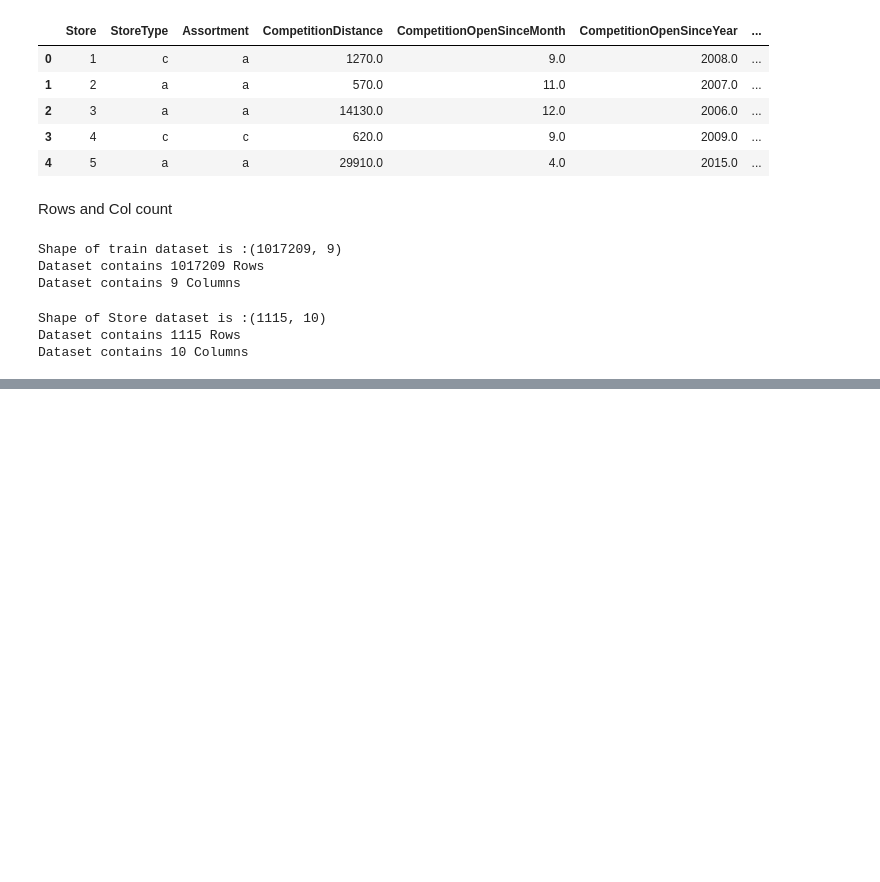
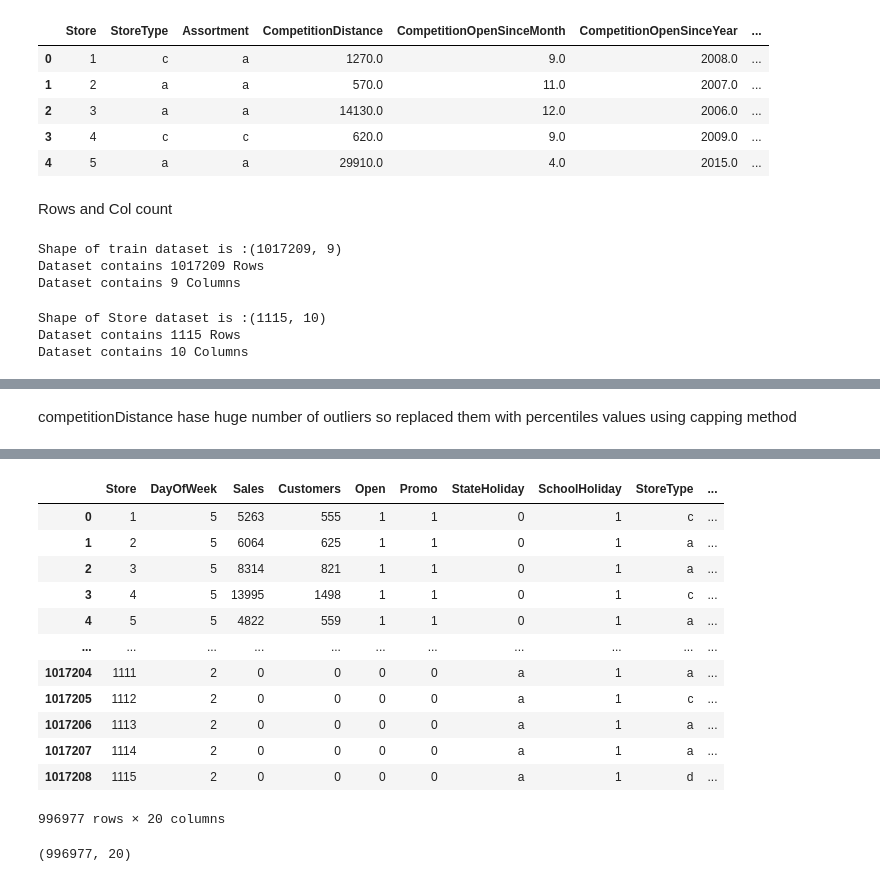
Before and after one commit to Lilly-jhr/rossman-sales-forecasting, a Jupyter notebook: notebooks/sales_eda_and_pridection.ipynb, the cells around one changed output, grey strips where cells are left out. Saved outputs shown, nothing was run; the diff lists cells and outputs as text; code cells hidden in the pictures; blank space fills up the shorter version.

```diff
--- a/notebooks/sales_eda_and_pridection.ipynb
+++ b/notebooks/sales_eda_and_pridection.ipynb
@@ -86,0 +329,5 @@ Dataset contains 10 Columns
+# %% [markdown]
+competitionDistance hase huge number of outliers so replaced them with percentiles values using capping method
+# %%
+cap_outliers(df, column='CompetitionDistance')
+# %% [output]
@@ -86,0 +335,18 @@ Dataset contains 10 Columns
+|  | Store | DayOfWeek | Sales | Customers | Open | Promo | StateHoliday | SchoolHoliday | StoreType | ... |
+| 0 | 1 | 5 | 5263 | 555 | 1 | 1 | 0 | 1 | c | ... |
+| 1 | 2 | 5 | 6064 | 625 | 1 | 1 | 0 | 1 | a | ... |
+| 2 | 3 | 5 | 8314 | 821 | 1 | 1 | 0 | 1 | a | ... |
+| 3 | 4 | 5 | 13995 | 1498 | 1 | 1 | 0 | 1 | c | ... |
+| 4 | 5 | 5 | 4822 | 559 | 1 | 1 | 0 | 1 | a | ... |
+| ... | ... | ... | ... | ... | ... | ... | ... | ... | ... | ... |
+| 1017204 | 1111 | 2 | 0 | 0 | 0 | 0 | a | 1 | a | ... |
+| 1017205 | 1112 | 2 | 0 | 0 | 0 | 0 | a | 1 | c | ... |
+| 1017206 | 1113 | 2 | 0 | 0 | 0 | 0 | a | 1 | a | ... |
+| 1017207 | 1114 | 2 | 0 | 0 | 0 | 0 | a | 1 | a | ... |
+| 1017208 | 1115 | 2 | 0 | 0 | 0 | 0 | a | 1 | d | ... |
+996977 rows × 20 columns
+# %%
+#shape of the data after the outlier treatment
+df.shape
+# %% [output]
+(996977, 20)
```
Also changed, not shown: parts of 38 cells of this notebook, 4 other files.
